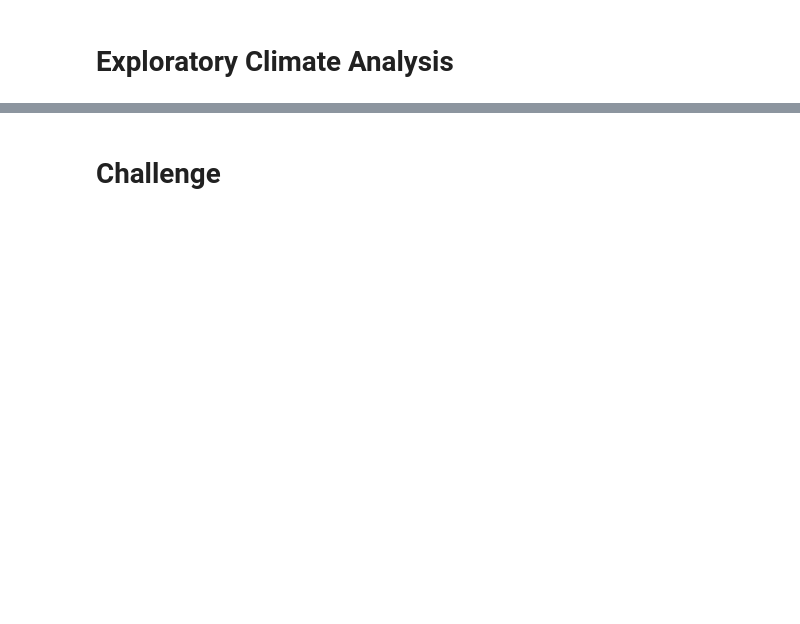
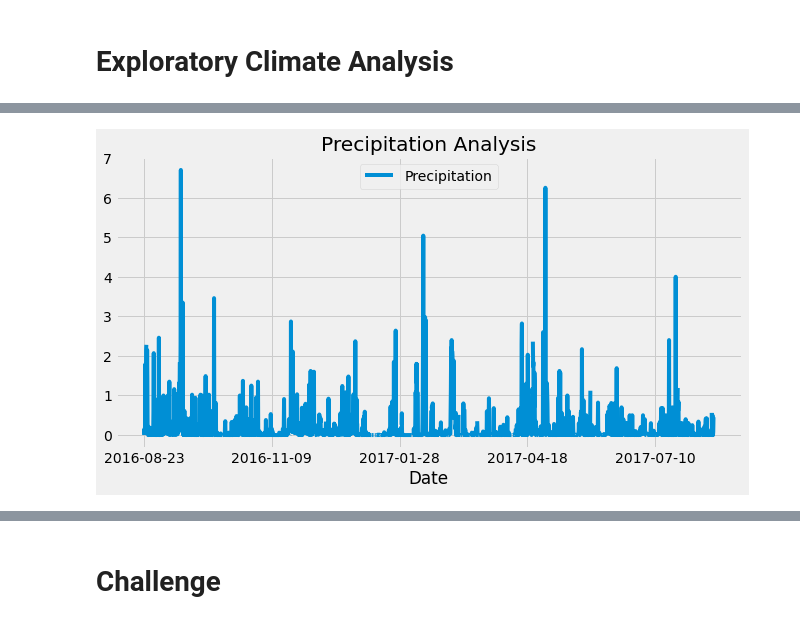
Before and after one commit to davidatoms/surfs_up, a Jupyter notebook: climate_analysis.ipynb, the cells around one changed output, grey strips where cells are left out. Saved outputs shown, nothing was run; the diff lists cells and outputs as text; code cells hidden in the pictures; blank space fills up the shorter version.

```diff
--- a/climate_analysis.ipynb
+++ b/climate_analysis.ipynb
@@ -25,0 +26,3 @@ Valid SQLite URL forms are:
+# %%
+# https://docs.sqlalchemy.org/en/14/core/engines.html to find the absolute path
+engine = sqlalchemy.create_engine("sqlite://///Users/davidadams/pycharmprojects/module_9/Resources/hawaii.sqlite")
@@ -65,0 +56,4 @@ plt.show()
+# %%
+# Calculate the Date 1 Year Ago from the Last Data Point in the Database
+one_year_ago = dt.date(2017,8,23) - dt.timedelta(days=365)
+one_year_ago
@@ -65,0 +70,5 @@ plt.show()
+# %%
+# Save the Query Results as a Pandas DataFrame and Set the Index to the Date Column & Sort the Dataframe Values by `date`
+prcp_df = pd.DataFrame(prcp_data, columns=["Date","Precipitation"])
+prcp_df.set_index("Date", inplace=True,)
+prcp_df.head()
@@ -66 +83,9 @@ plt.show()
+# %%
+# Use Pandas Plotting with Matplotlib to `plot` the Data
+prcp_df.plot(title="Precipitation Analysis", figsize=(10,5))
+plt.legend(loc='upper center')
+plt.savefig("Images/precipitation.png")
+plt.show()
+# %% [output]
+[figure, added]
 # %%
```
Also changed, not shown: parts of 22 cells of this notebook, 3 other files.
